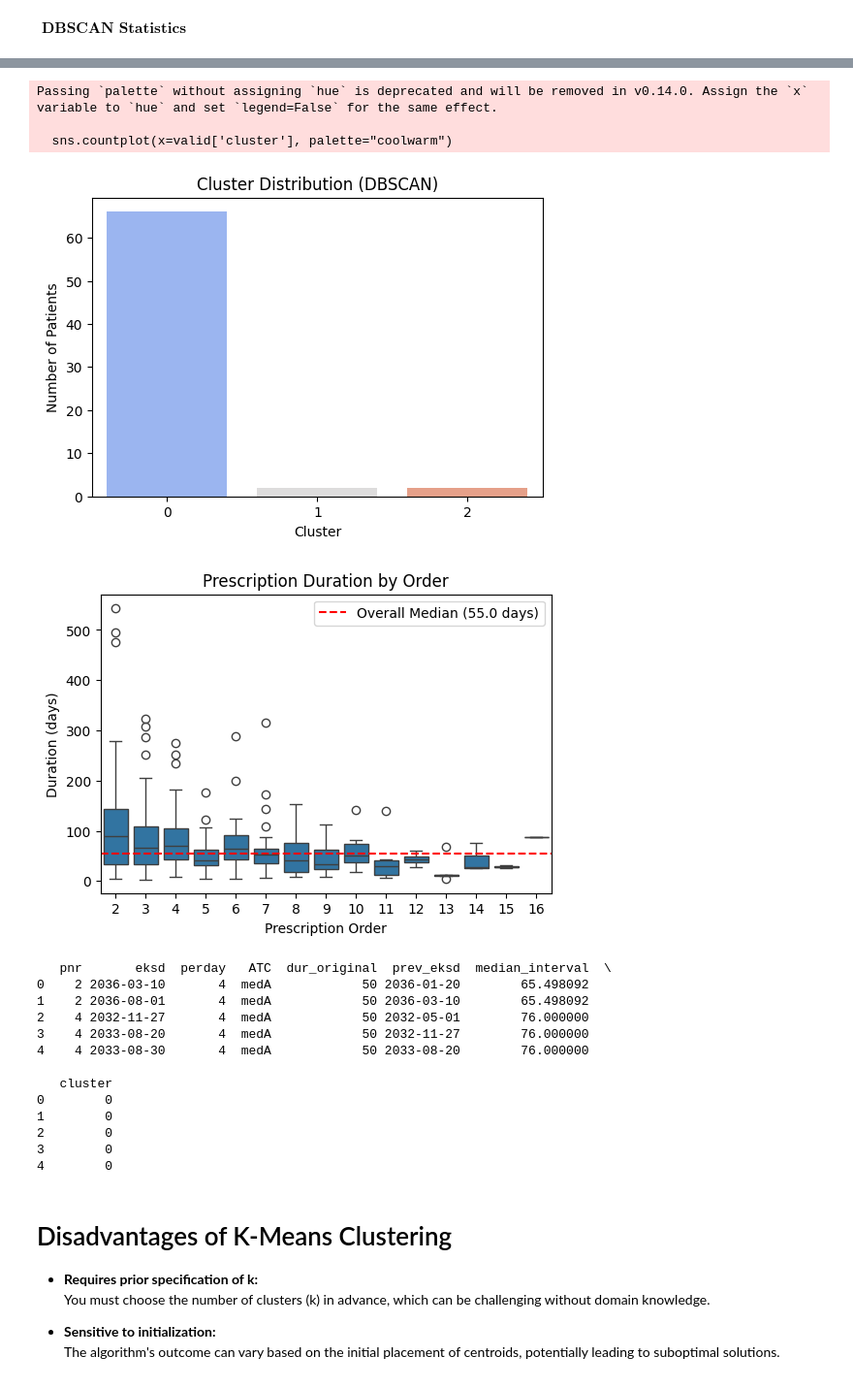
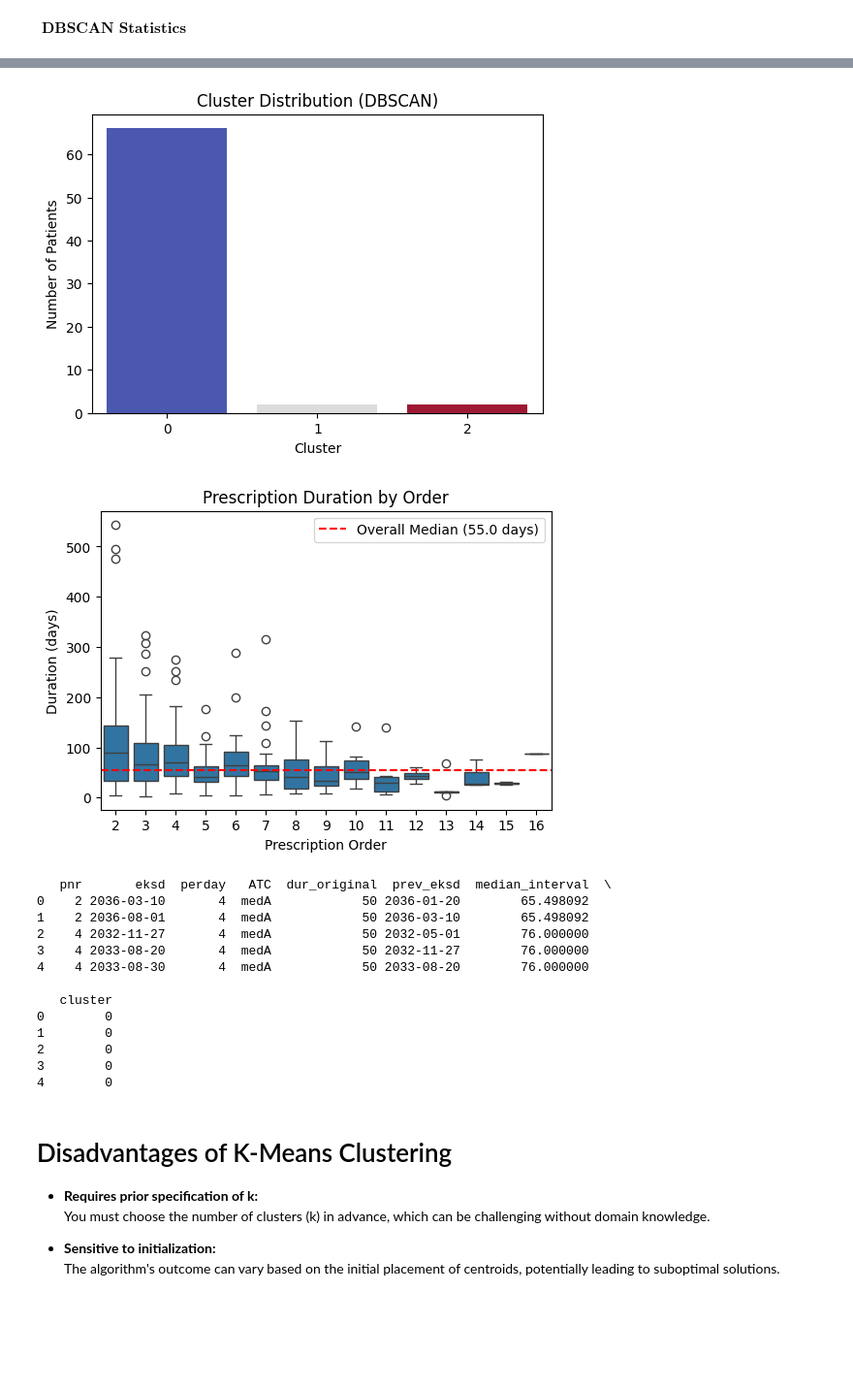
Before and after one commit to justrayn/Assignment-2-For-Clustering, a Jupyter notebook: SEE.ipynb, the cells around one changed output, grey strips where cells are left out. Shown: that part at 97% size. Cells and saved outputs as stored; diff of their text form; code cells hidden in the pictures; blank space fills up the shorter version.

```diff
--- a/SEE.ipynb
+++ b/SEE.ipynb
@@ -47,8 +47,6 @@ from statsmodels.distributions.empirical_distribution import ECDF
 from sklearn.cluster import KMeans
 from sklearn.preprocessing import StandardScaler
 from sklearn.metrics import silhouette_score
-
-
 
 # Step 1: Load & Preprocess Data
 file_path = "med_events.csv"
@@ -62,7 +60,7 @@ df.rename(columns={
     "DURATION": "dur_original"  # Prescription duration
 }, inplace=True)
 
-df["eksd"] = pd.to_datetime(df["eksd"], format="%m/%d/%Y")
+df["eksd"] = pd.to_datetime(df["eksd"], format="%m/%d/%Y", errors="coerce")
 df = df.sort_values(by=["pnr", "eksd"])
 
 # Step 1.5: Filter Data for a Specific Drug
@@ -71,11 +69,11 @@ df = df[df["ATC"] == selected_drug]
 
 # Step 2: Compute Event Intervals
 df["prev_eksd"] = df.groupby("pnr")["eksd"].shift(1)
-df["event.interval"] = (df["eksd"] - df["prev_eksd"]).dt.days
-df = df.dropna(subset=["event.interval"])
+df["event_interval"] = (df["eksd"] - df["prev_eksd"]).dt.days
+df = df.dropna(subset=["event_interval"])
 
 # Step 2.5: Randomly Select One Prescription Per Patient
-df_filtered = df.groupby("pnr").apply(lambda x: x.sample(n=min(1, len(x)), random_state=42)).reset_index(drop=True)
+df_filtered = df.groupby("pnr").sample(n=1, random_state=42)
 
 df.head()
 # %% [output]
@@ -460,7 +452,7 @@ def plot_scatter(valid):
 
 def plot_cluster_distribution(valid):
     plt.figure(figsize=(6, 4))
-    sns.countplot(x=valid['cluster'], palette="coolwarm")
+    sns.countplot(x='cluster', data=valid, hue='cluster', palette="coolwarm", legend=False)
     plt.title("Cluster Distribution (DBSCAN)")
     plt.xlabel("Cluster")
     plt.ylabel("Number of Patients")
@@ -501,51 +493,48 @@ if __name__ == "__main__":
 
     # Step 4: Filter Event Intervals using ECDF criteria
     valid = filter_event_intervals(sampled)
 
     # Step 5: Log-transform the event intervals
     valid = log_transform(valid)
 
     # Step 6: Apply DBSCAN
     valid = apply_dbscan(valid, eps=0.3, min_samples=2)
 
     # Step 7: Compute Cluster Medians
     cluster_medians = compute_cluster_medians(valid)
 
     # Step 8: Merge Cluster Information back into Sampled Data
     sampled = merge_results(sampled, cluster_medians)
 
     # Step 9: Merge the Results with the Full Data
     final_data = merge_with_full_data(data, sampled)
 
     # Step 10: Plot the Results for Verification and Insights
     plot_histogram(valid)
     plot_scatter(valid)
     plot_cluster_distribution(valid)
     plot_boxplot_prescription_order(final_data)
 
     # Print a preview of the final data to verify consistency.
     print(final_data.head())
 # %% [output]
 [figure]
 [figure]
-Passing `palette` without assigning `hue` is deprecated and will be removed in v0.14.0. Assign the `x` variable to `hue` and set `legend=False` for the same effect.
-
-  sns.countplot(x=valid['cluster'], palette="coolwarm")
-[figure, old version]
+[figure, new version]
 [figure]
-   pnr       eksd  perday   ATC  dur_original  prev_eksd  median_interval  \
-0    2 2036-03-10       4  medA            50 2036-01-20        65.498092
-1    2 2036-08-01       4  medA            50 2036-03-10        65.498092
-2    4 2032-11-27       4  medA            50 2032-05-01        76.000000
-3    4 2033-08-20       4  medA            50 2032-11-27        76.000000
-4    4 2033-08-30       4  medA            50 2033-08-20        76.000000
-
-   cluster
-0        0
-1        0
-2        0
-3        0
-4        0
+   pnr       eksd  perday   ATC  dur_original  prev_eksd  median_interval  \
+0    2 2036-03-10       4  medA            50 2036-01-20        65.498092
+1    2 2036-08-01       4  medA            50 2036-03-10        65.498092
+2    4 2032-11-27       4  medA            50 2032-05-01        76.000000
+3    4 2033-08-20       4  medA            50 2032-11-27        76.000000
+4    4 2033-08-30       4  medA            50 2033-08-20        76.000000
+
+   cluster
+0        0
+1        0
+2        0
+3        0
+4        0
 # %% [markdown]
 # Disadvantages of K-Means Clustering
 
```
Also changed, not shown: parts of 2 cells of this notebook.
